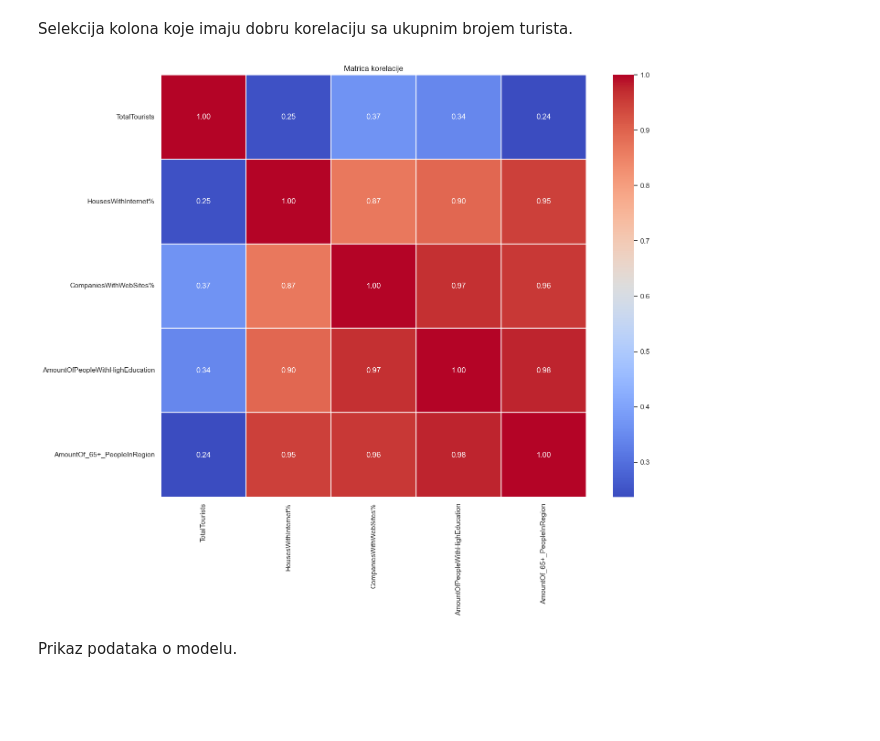
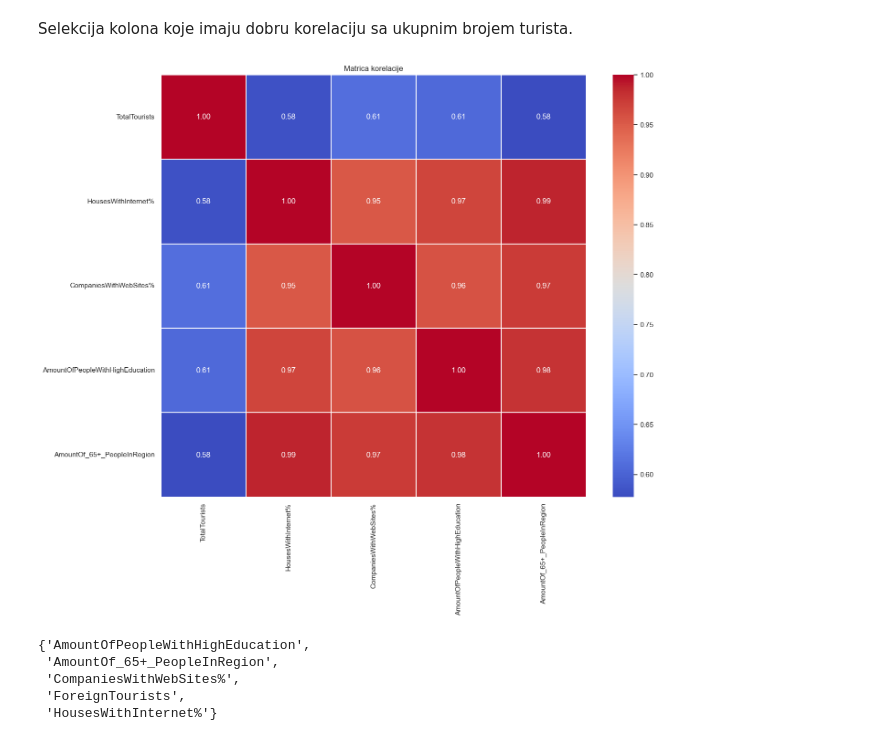
Before and after one commit to cetkovicaleksa/nans-projekat, a Jupyter notebook: nans.ipynb, the cells around one changed output. Drawn from its saved outputs; the diff is of its cells as text; code cells hidden in the pictures; blank space fills up the shorter version.

Commit message:
Add panel data regresion

```diff
--- a/nans.ipynb
+++ b/nans.ipynb
@@ -74,12 +77,7 @@ def get_dataset(path, usecols=COLS, index_col=INDEX_COLS):
 # %% [markdown]
 Tabelarno prikazujemo podatke za sve godine u Srbiji i iscrtavamo graf za prikaz ukupnog broja turista po regionima za sve godine.
 # %%
-regions_df, serbia_df = get_dataset(DATA_FILE)
-
-#NOTE: interpolation is done here if necessary
-regions_df = regions_df.dropna()
-serbia_df = serbia_df.dropna()
-
+regions_df, serbia_df = get_dataset(EXTRAPOLATED_DATA_FILE)
 regions_grouped = regions_df.groupby("Region")
 
 serbia_df.head(11)
@@ -132,27 +134,27 @@ plot_correlation_matrix(correlation_matrix)
 # %% [markdown]
 Selekcija kolona koje imaju dobru korelaciju sa ukupnim brojem turista.
 # %%
-# unused_columns = set()
-# for region in correlation_matrix.TotalTourists:
-#     if float(region[1]) < 0.2:
-#         unused_columns.add(region[0])
 unused_columns = set()
 for region in correlation_matrix.index:
     if correlation_matrix.loc[region, 'TotalTourists'] < 0.2:
         unused_columns.add(region)
 unused_columns.add('AmountOf_35-44_PeopleInRegion')
 
 serbia_df_ac = serbia_df.drop(columns=unused_columns).drop(columns=['ForeignTourists'])
 
 x = serbia_df_ac.drop(columns=['TotalTourists'])
 y = serbia_df_ac['TotalTourists']
 
 x_with_const = sm.add_constant(x)
 all_vars_model = sm.OLS(y, x_with_const).fit()
 
 correlation_matrix = serbia_df_ac.corr() # racunamo matricu korelacije
 plot_correlation_matrix(correlation_matrix)
+set(INDEPENDENT_COLS) - unused_columns
 # %% [output]
-[figure, old version]
+[figure, new version]
+{'AmountOfPeopleWithHighEducation',
+ 'AmountOf_65+_PeopleInRegion',
+ 'CompaniesWithWebSites%',
+ 'ForeignTourists',
+ 'HousesWithInternet%'}
-# %% [markdown]
-Prikaz podataka o modelu.
```
Also changed, not shown: parts of 21 cells of this notebook.
